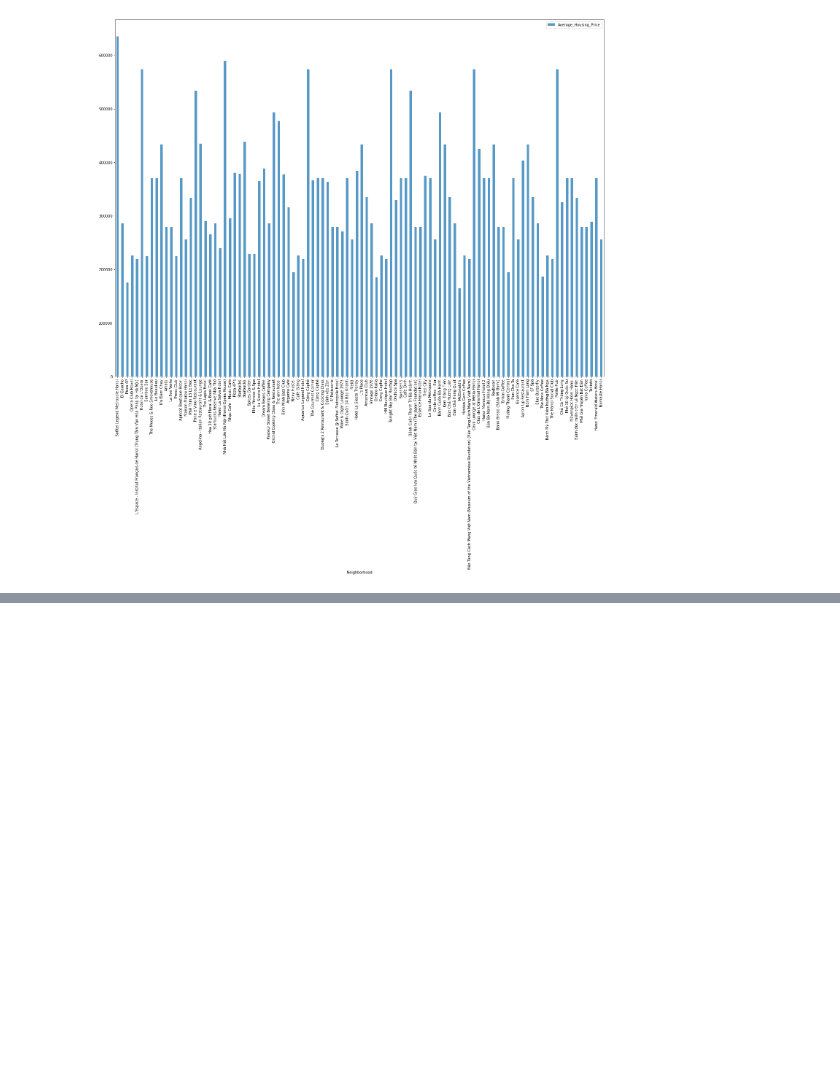
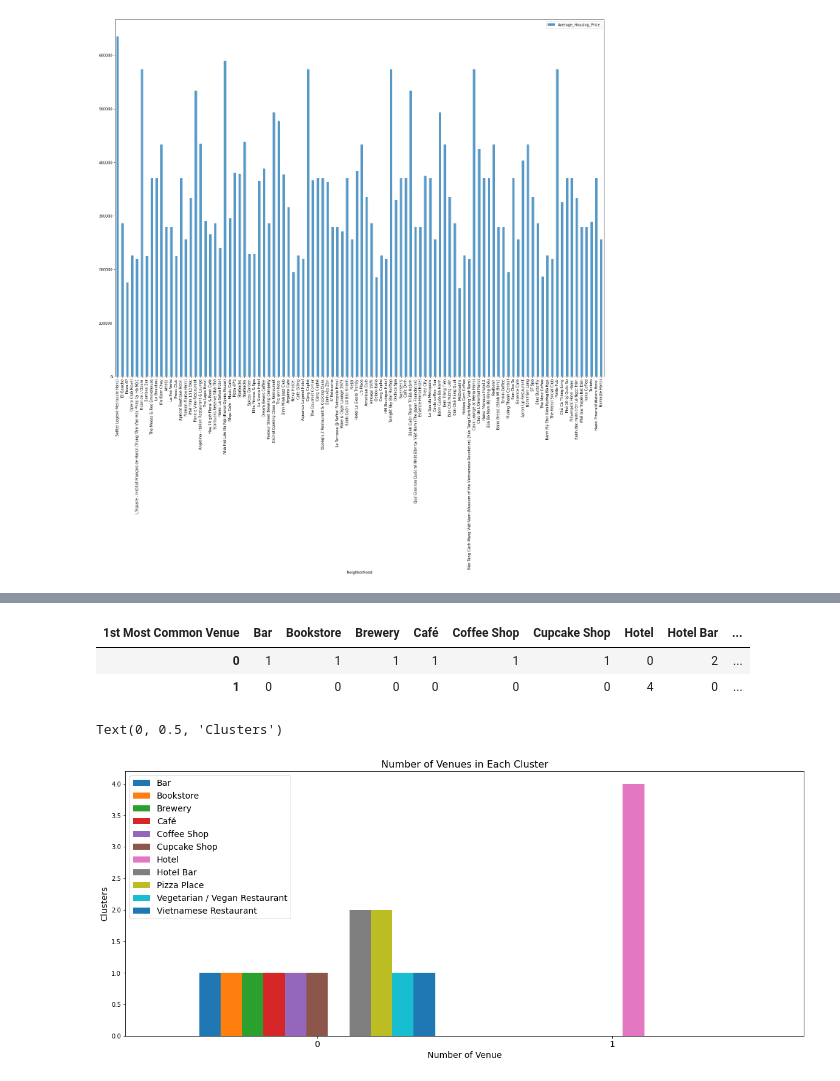
Before and after one commit to nguyencuongmanh/myCapstoneProjectNotebook, a Jupyter notebook: week5_capstone_The Battle_of_Neighborhoods_in_Hanoi_Final.ipynb, the cells around one changed output, grey strips where cells are left out. Cells and saved outputs as stored; diff of their text form; code cells hidden in the pictures; blank space fills up the shorter version.

```diff
--- a/week5_capstone_The Battle_of_Neighborhoods_in_Hanoi_Final.ipynb
+++ b/week5_capstone_The Battle_of_Neighborhoods_in_Hanoi_Final.ipynb
@@ -429,0 +553,9 @@ MHnearby_venues.groupby('categories')['Neighborhood'].count().plot.bar(figsize=(
+# %%
+sg_neighborhoods_venues_sorted.insert(0, 'Cluster Labels', kmeans.labels_)
+
+sg_Scarborough_merged =MHnearby_venues.iloc[:16,:]
+
+# merge toronto_grouped with toronto_data to add latitude/longitude for each neighborhood
+sg_Scarborough_merged = sg_Scarborough_merged.join(sg_neighborhoods_venues_sorted.set_index('Neighborhood'), on='Neighborhood')
+
+sg_Scarborough_merged.head()# check the last columns!
@@ -429,0 +569,24 @@ MHnearby_venues.groupby('categories')['Neighborhood'].count().plot.bar(figsize=(
+# %%
+count_venue = sg_Scarborough_merged
+count_venue = count_venue.groupby(['Cluster Labels','1st Most Common Venue']).size().reset_index(name='Counts')
+
+#we can transpose it to plot bar chart
+cv_cluster = count_venue.pivot(index='Cluster Labels', columns='1st Most Common Venue', values='Counts')
+cv_cluster = cv_cluster.fillna(0).astype(int).reset_index(drop=True)
+cv_cluster
+# %% [output]
+| 1st Most Common Venue | Bar | Bookstore | Brewery | Café | Coffee Shop | Cupcake Shop | Hotel | Hotel Bar | ... |
+| 0 | 1 | 1 | 1 | 1 | 1 | 1 | 0 | 2 | ... |
+| 1 | 0 | 0 | 0 | 0 | 0 | 0 | 4 | 0 | ... |
+# %%
+frame=cv_cluster.plot(kind='bar',figsize=(20,8),width = 0.8)
+
+plt.legend(labels=cv_cluster.columns,fontsize= 14)
+plt.title("Number of Venues in Each Cluster",fontsize= 16)
+plt.xticks(fontsize=14)
+plt.xticks(rotation=0)
+plt.xlabel('Number of Venue', fontsize=14)
+plt.ylabel('Clusters', fontsize=14)
+# %% [output]
+Text(0, 0.5, 'Clusters')
+[figure, added]
```
Also changed, not shown: parts of 21 cells of this notebook, 2 other files.
